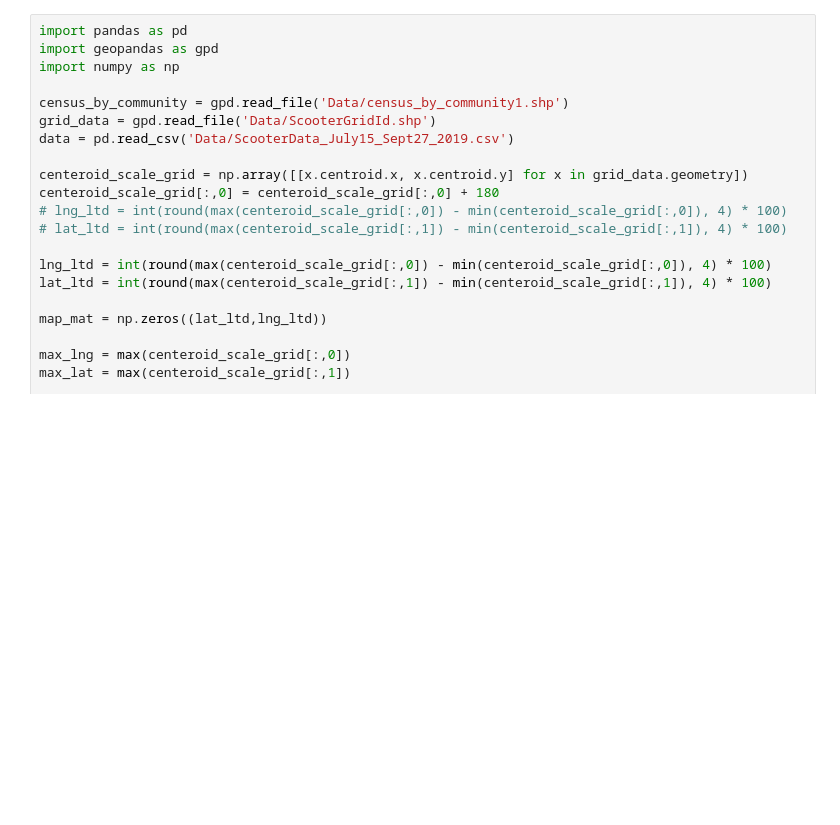
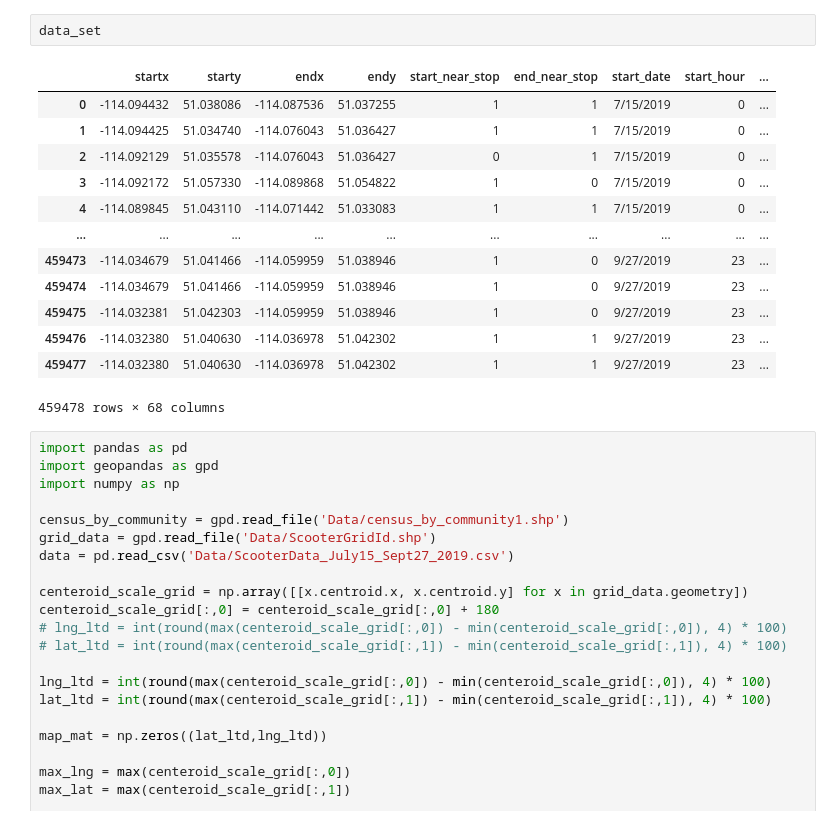
Before and after one commit to wwebeam6508/Development-of-Predictive-Model-for-Trip-Destination-of-Dockless-Shared-Scooters, a Jupyter notebook: Model_Retraining-Non-Saperate-Copy1.ipynb, the cells around one changed output. Drawn from its saved outputs; the diff is of its cells as text; blank space fills up the shorter version.

```diff
--- a/Model_Retraining-Non-Saperate.ipynb
+++ b/Model_Retraining-Non-Saperate-Copy1.ipynb
@@ -16,6 +21,22 @@ data_set = coor_data.join(bus_stop_data.join(date_data.join(meta_data)))
 
 Y_data = data_set[['endx', 'endy']].to_numpy()
 X_data = data_set.drop(columns=['endx', 'endy','start_date', 'end_near_stop']).to_numpy()
+# %%
+data_set
+# %% [output]
+|  | startx | starty | endx | endy | start_near_stop | end_near_stop | start_date | start_hour | ... |
+| 0 | -114.094432 | 51.038086 | -114.087536 | 51.037255 | 1 | 1 | 7/15/2019 | 0 | ... |
+| 1 | -114.094425 | 51.034740 | -114.076043 | 51.036427 | 1 | 1 | 7/15/2019 | 0 | ... |
+| 2 | -114.092129 | 51.035578 | -114.076043 | 51.036427 | 0 | 1 | 7/15/2019 | 0 | ... |
+| 3 | -114.092172 | 51.057330 | -114.089868 | 51.054822 | 1 | 0 | 7/15/2019 | 0 | ... |
+| 4 | -114.089845 | 51.043110 | -114.071442 | 51.033083 | 1 | 1 | 7/15/2019 | 0 | ... |
+| ... | ... | ... | ... | ... | ... | ... | ... | ... | ... |
+| 459473 | -114.034679 | 51.041466 | -114.059959 | 51.038946 | 1 | 0 | 9/27/2019 | 23 | ... |
+| 459474 | -114.034679 | 51.041466 | -114.059959 | 51.038946 | 1 | 0 | 9/27/2019 | 23 | ... |
+| 459475 | -114.032381 | 51.042303 | -114.059959 | 51.038946 | 1 | 0 | 9/27/2019 | 23 | ... |
+| 459476 | -114.032380 | 51.040630 | -114.036978 | 51.042302 | 1 | 1 | 9/27/2019 | 23 | ... |
+| 459477 | -114.032380 | 51.040630 | -114.036978 | 51.042302 | 1 | 1 | 9/27/2019 | 23 | ... |
+459478 rows × 68 columns
 # %%
 import pandas as pd
 import geopandas as gpd
```
Also changed, not shown: parts of 4 cells of this notebook, 2 other files.
